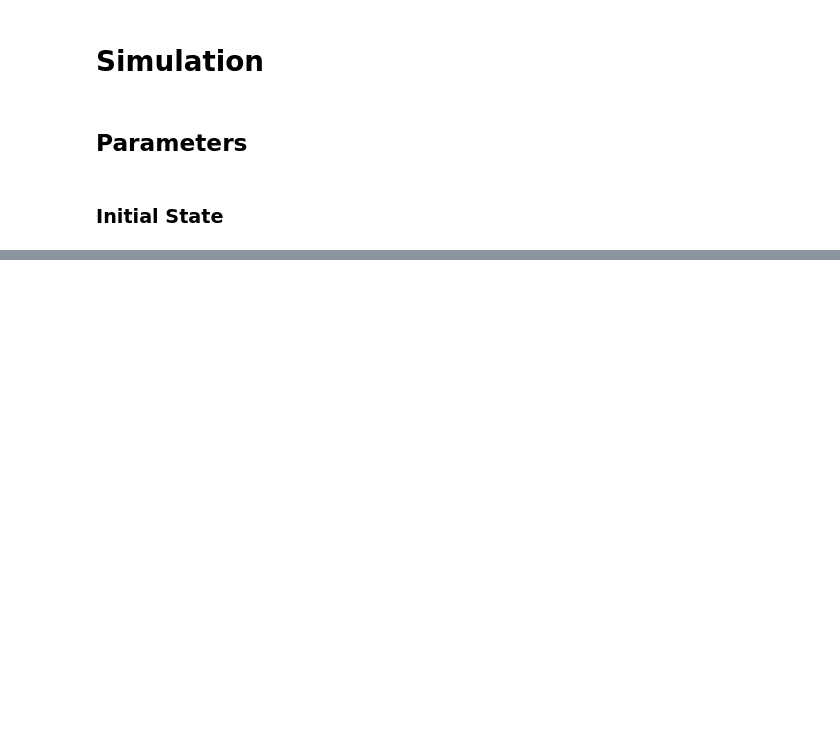
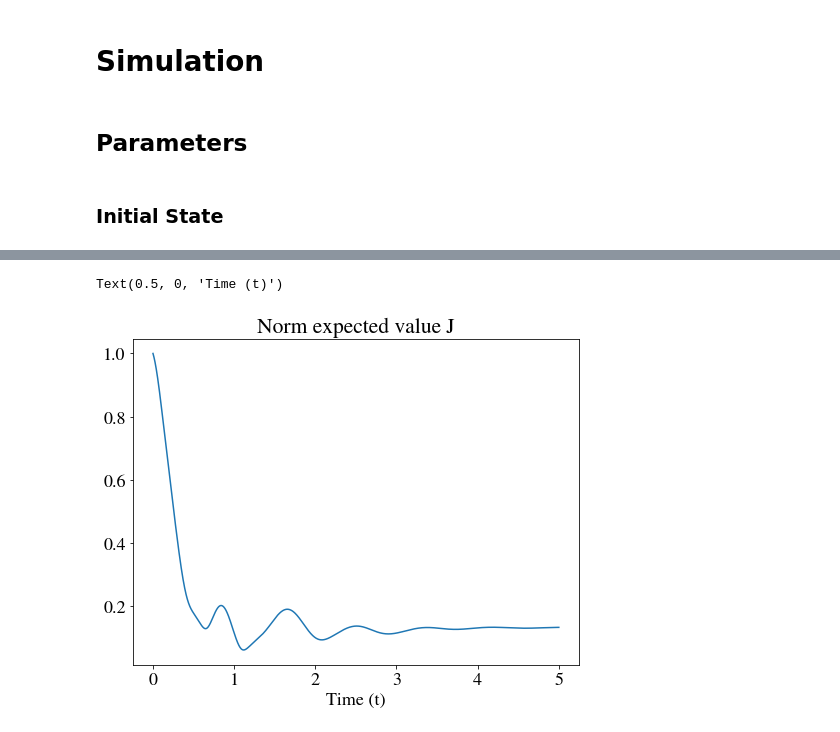
Before and after one commit to eckast161/PHYS_5070, a Jupyter notebook: N.2benchmark.ipynb, the cells around one changed output, grey strips where cells are left out. Saved outputs shown, nothing was run; the diff lists cells and outputs as text; code cells hidden in the pictures; blank space fills up the shorter version.

```diff
--- a/N.2benchmark.ipynb
+++ b/N.2benchmark.ipynb
@@ -432,0 +501,21 @@ plt.show()
+# %%
+J_expected=[]
+
+for j in range(len(z[:,7])):
+    J_expected.append([0.5*(real(z[:,0][j])+real(z[:,2][j]))  , 0.5*(imag(z[:,0][j])+imag(z[:,2][j]))  ,  0.5*(real(z[:,1][j])+real(z[:,3][j]))  ])
+
+
+
+def norm(A):
+    return ((A[0])**2+(A[1])**2+(A[2])**2)**0.5
+
+J_expected_norm=[]
+for j in J_expected:
+    J_expected_norm.append(norm(j))
+# %%
+plt.plot(t,J_expected_norm)
+plt.title("Norm expected value J")
+plt.xlabel("Time (t)")
+# %% [output]
+Text(0.5, 0, 'Time (t)')
+[figure, added]
```
Also changed, not shown: parts of 7 cells of this notebook.
